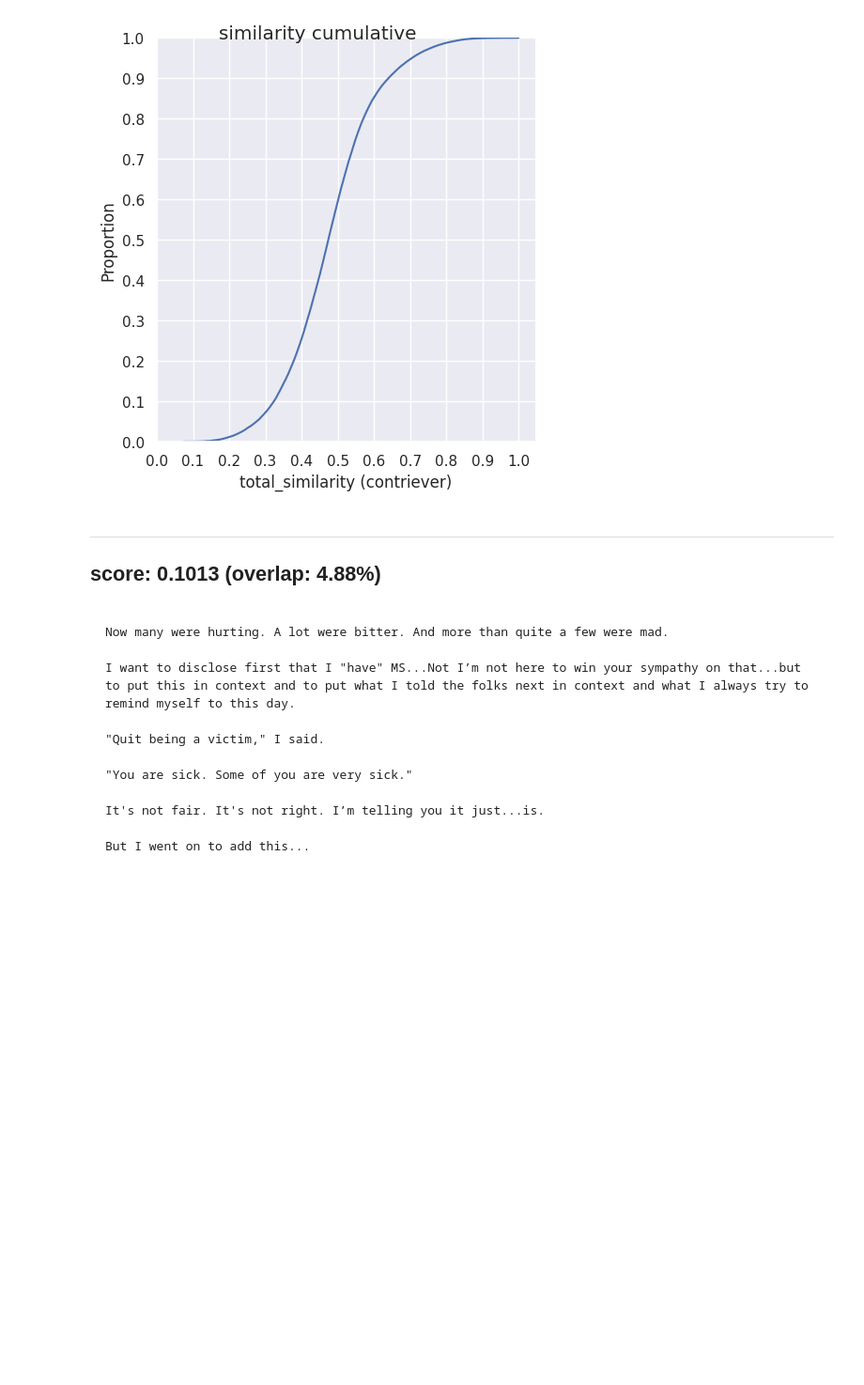
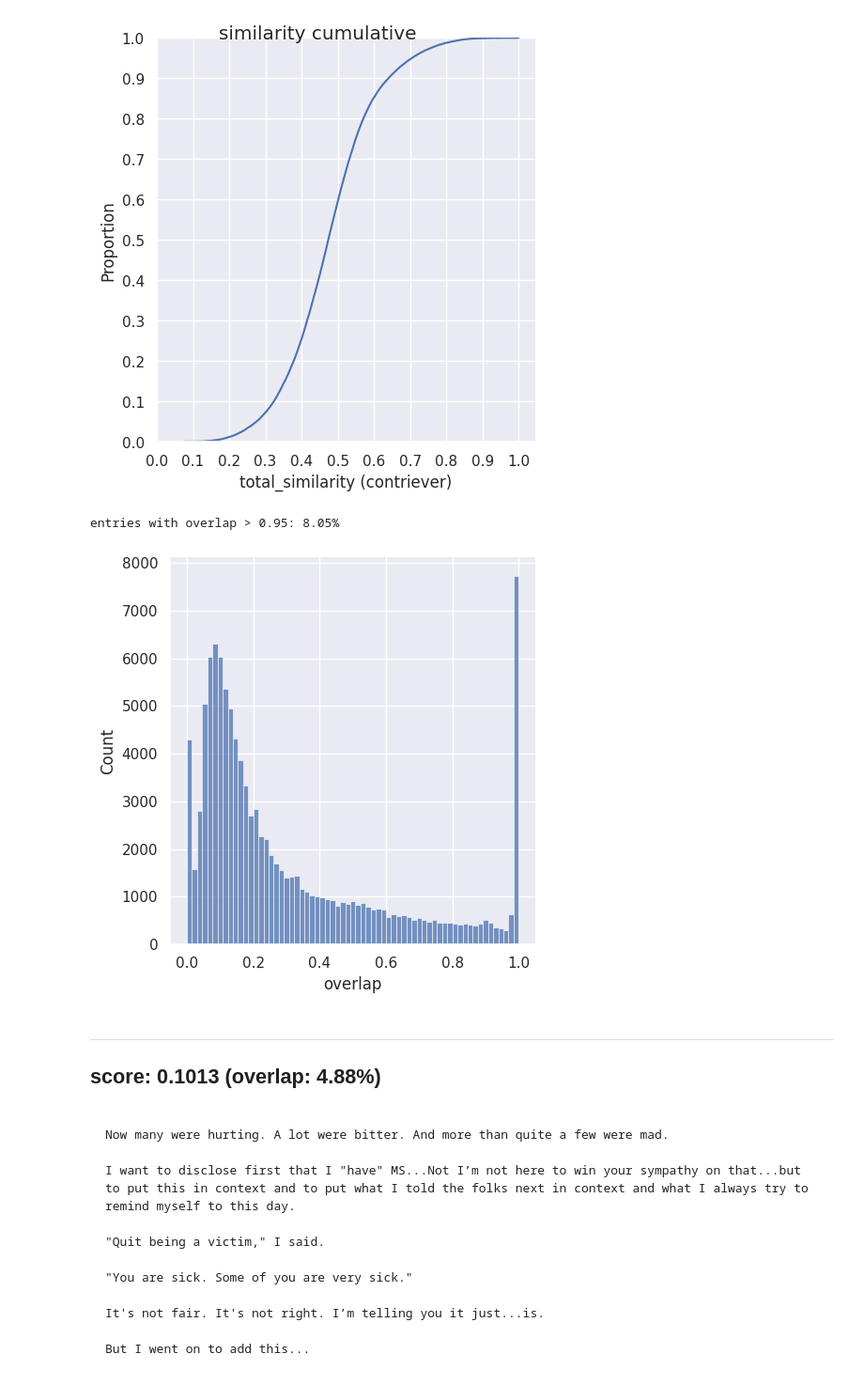
Before and after one commit to andreaskoepf/laion_sum_data, a Jupyter notebook: quality_check.ipynb, the cells around one changed output. Shown at 94% size. Drawn from its saved outputs; the diff is of its cells as text; code cells hidden in the pictures; blank space fills up the shorter version.

Commit message:
add overlap histogram

```diff
--- a/quality_check.ipynb
+++ b/quality_check.ipynb
@@ -144,6 +144,13 @@ def longest_match_len(a, b):
 y = sample_df.apply(lambda x: longest_match_len(x['text'], x['summary']), axis=1)
 sum_lens = sample_df['summary'].map(lambda x: len(x))
 sample_df['overlap'] = y / sum_lens
+# %%
+sns.displot(sample_df['overlap'])
+hi_overlap = (sample_df['overlap'] > 0.95)
+print(f'entries with overlap > 0.95: {hi_overlap.sum()/len(sample_df):.2%}')
+# %% [output]
+entries with overlap > 0.95: 8.05%
+[figure, added]
 # %%
 # show some examples for different similiary score values
 from IPython.display import Markdown, display
```
